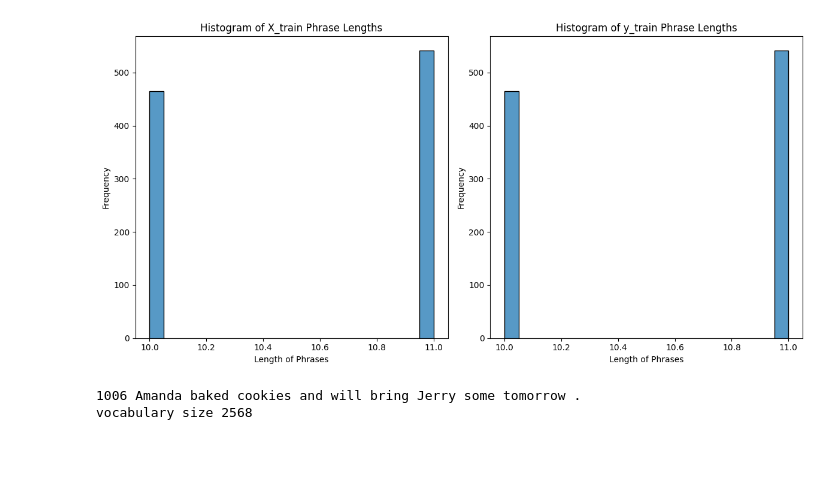
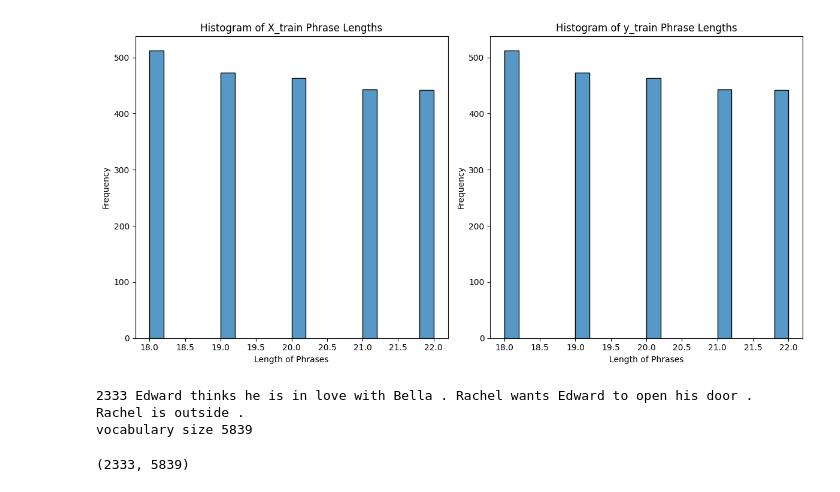
Before and after one commit to DSun91/LLMs-From-Scratch, a Jupyter notebook: Transformerscmpl copy 2.ipynb, the cells around one changed output. Saved outputs shown, nothing was run; the diff lists cells and outputs as text; code cells hidden in the pictures; blank space fills up the shorter version.

```diff
--- a/Transformerscmpl copy 2.ipynb
+++ b/Transformerscmpl copy 2.ipynb
@@ -598,8 +752,8 @@ class multihead_attention:
 
 import seaborn as sns
 import matplotlib.pyplot as plt
-min_v = 10
-max_v = 11
+min_v = 18
+max_v = 22
 helper=Helper()
 def load_x_y_train_plain():
     with open('corpus/train.json', 'r', encoding='utf-8') as f:
@@ -654,11 +808,11 @@ def create_complete_vocabulary(X_train, y_train):
 
 
 X_train, y_train = load_x_y_train_plain()
-to_eliminate = [
-    "[I hope I'm not coming off as rude - If I am, I'm sorry. I just thought it would be beneficial for the both of us...]",
-    "[pulls back the curtain and checks out the window]",
-    "[hopefully, masses of]"]
-X_train, y_train = filter_train_data(X_train, y_train, to_eliminate)
+# to_eliminate = [
+#     "[I hope I'm not coming off as rude - If I am, I'm sorry. I just thought it would be beneficial for the both of us...]",
+#     "[pulls back the curtain and checks out the window]",
+#     "[hopefully, masses of]"]
+# X_train, y_train = filter_train_data(X_train, y_train, to_eliminate)
 
 
 sample = [i for i in range(0,len(y_train))]
@@ -683,35 +837,35 @@ def plot_lenghts(X_train,y_train):
 
     # Histogram for X_train lengths
     plt.subplot(1, 2, 1)
     sns.histplot(X_lengths, bins=20, kde=False)
     plt.title('Histogram of X_train Phrase Lengths')
     plt.xlabel('Length of Phrases')
     plt.ylabel('Frequency')
 
     # Histogram for y_train lengths
     plt.subplot(1, 2, 2)
     sns.histplot(y_lengths, bins=20, kde=False)
     plt.title('Histogram of y_train Phrase Lengths')
     plt.xlabel('Length of Phrases')
     plt.ylabel('Frequency')
 
     # Display the plots
     plt.tight_layout()
     plt.show()
 
 X_train=[i[::-1] for i in y_train]
 plot_lenghts(X_train,y_train)
 
 
 X_train=[" ".join(x) for x in X_train]
 y_train=[" ".join(y) for y in y_train]
 
 print(len(y_train),y_train[0])
 
 vocabulary=create_complete_vocabulary(X_train, y_train)
 # %% [output]
-[figure, old version]
+[figure, new version]
-1006 Amanda baked cookies and will bring Jerry some tomorrow .
-vocabulary size 2568
+2333 Edward thinks he is in love with Bella . Rachel wants Edward to open his door . Rachel is outside .
+vocabulary size 5839
 # %%
 class Encoder:
@@ -942,0 +1224,4 @@ dropout_rate=0.1
+# %%
+len(X_train),len(vocabulary)
+# %% [output]
+(2333, 5839)
```
Also changed, not shown: parts of 9 cells of this notebook, 2 other files.
